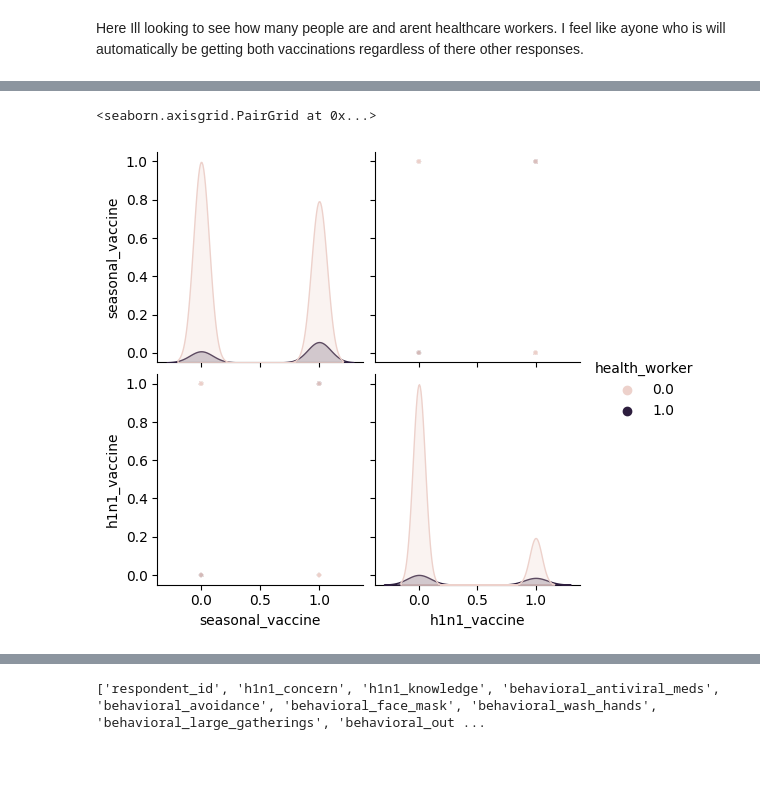
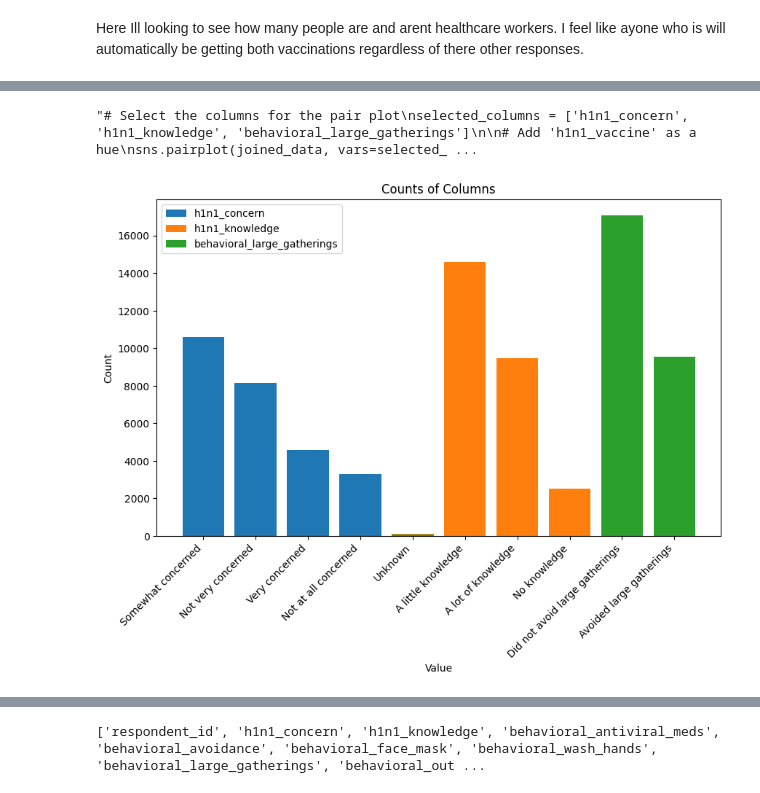
Before and after one commit to nudaee/DataScienceGuidedCapstone, a Jupyter notebook: Notebooks/Eda Cap2_01.ipynb, the cells around one changed output, grey strips where cells are left out. Drawn from its saved outputs; the diff is of its cells as text; code cells hidden in the pictures; blank space fills up the shorter version.

```diff
--- a/Notebooks/Eda Cap2_01.ipynb
+++ b/Notebooks/Eda Cap2_01.ipynb
@@ -169,5 +421,45 @@ sns.pairplot(joined_data, vars=['opinion_seas_vacc_effective', 'behavioral_large
-# %%
-sns.pairplot(joined_data, vars=['seasonal_vaccine', 'h1n1_vaccine'], hue='health_worker', plot_kws={'s': 10, 'alpha': 0.5})
-# %% [output]
-<seaborn.axisgrid.PairGrid at 0x...>
-[figure, removed]
+# %%
+
+'''# Select the columns for the pair plot
+selected_columns = ['h1n1_concern', 'h1n1_knowledge', 'behavioral_large_gatherings']
+
+# Add 'h1n1_vaccine' as a hue
+sns.pairplot(joined_data, vars=selected_columns, hue='h1n1_vaccine')
+
+# Show the plot
+plt.show()
+
+# Select the columns for the pair plot
+selected_columns = ['h1n1_concern', 'h1n1_knowledge', 'behavioral_large_gatherings']
+
+# Add 'seasonal_vaccine' as a hue
+sns.pairplot(joined_data, vars=selected_columns, hue='seasonal_vaccine')
+
+# Show the plot
+plt.show()'''
+# %% [output]
+"# Select the columns for the pair plot\nselected_columns = ['h1n1_concern', 'h1n1_knowledge', 'behavioral_large_gatherings']\n\n# Add 'h1n1_vaccine' as a hue\nsns.pairplot(joined_data, vars=selected_ ...
+# %%
+
+# Count the occurrences of each unique value in the columns
+h1n1_concern_counts = joined_data['h1n1_concern'].value_counts()
+h1n1_knowledge_counts = joined_data['h1n1_knowledge'].value_counts()
+behavioral_large_gatherings_counts = joined_data['behavioral_large_gatherings'].value_counts()
+
+# Plot the counts using a bar chart
+plt.figure(figsize=(10, 6))
+plt.bar(h1n1_concern_counts.index, h1n1_concern_counts.values, label='h1n1_concern')
+plt.bar(h1n1_knowledge_counts.index, h1n1_knowledge_counts.values, label='h1n1_knowledge')
+plt.bar(behavioral_large_gatherings_counts.index, behavioral_large_gatherings_counts.values, label='behavioral_large_gatherings')
+
+plt.xlabel('Value')
+plt.ylabel('Count')
+plt.title('Counts of Columns')
+plt.legend()
+
+# Modify x-axis labels
+plt.xticks(rotation=45, ha='right')
+
+plt.show()
+# %% [output]
+[figure, added]
```
Also changed, not shown: parts of 84 cells of this notebook.
